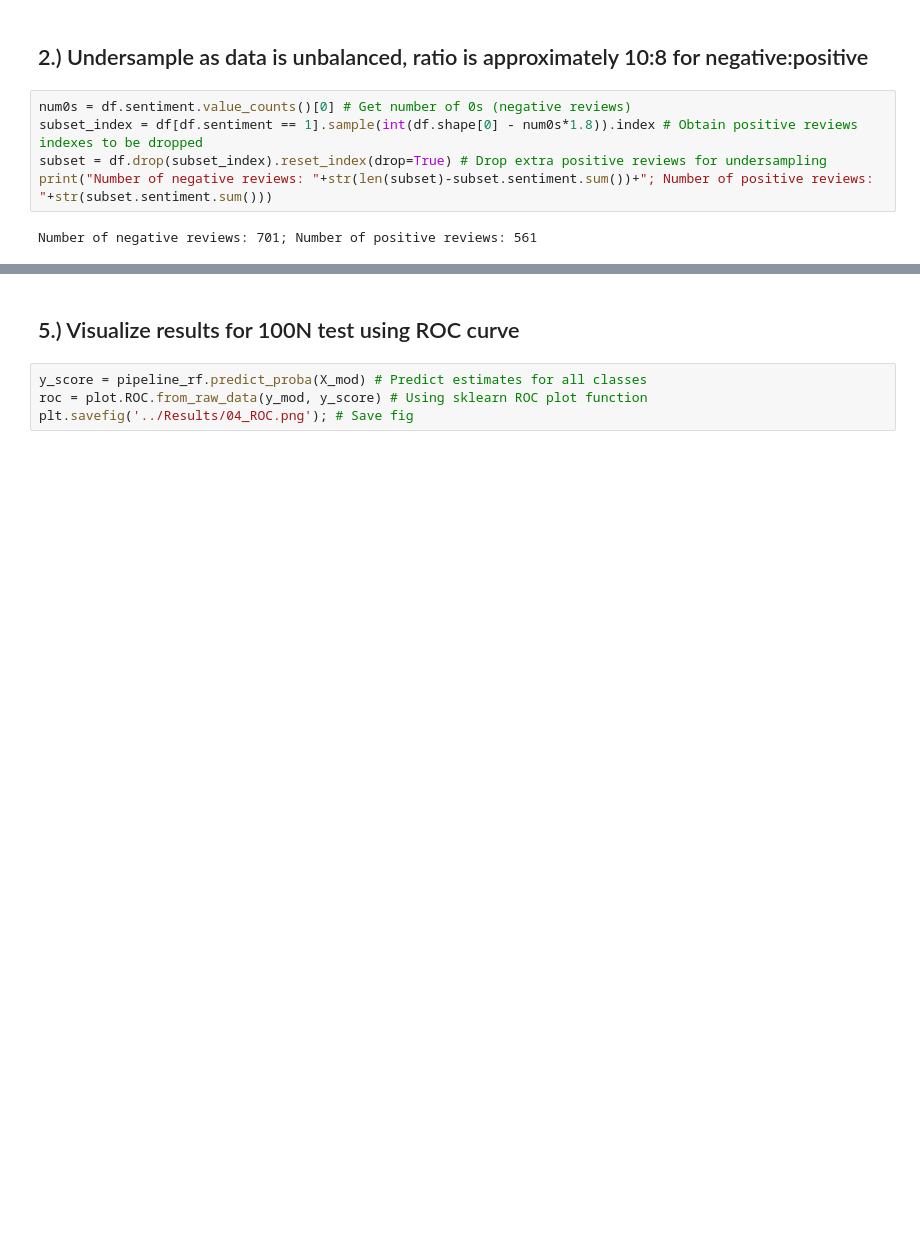
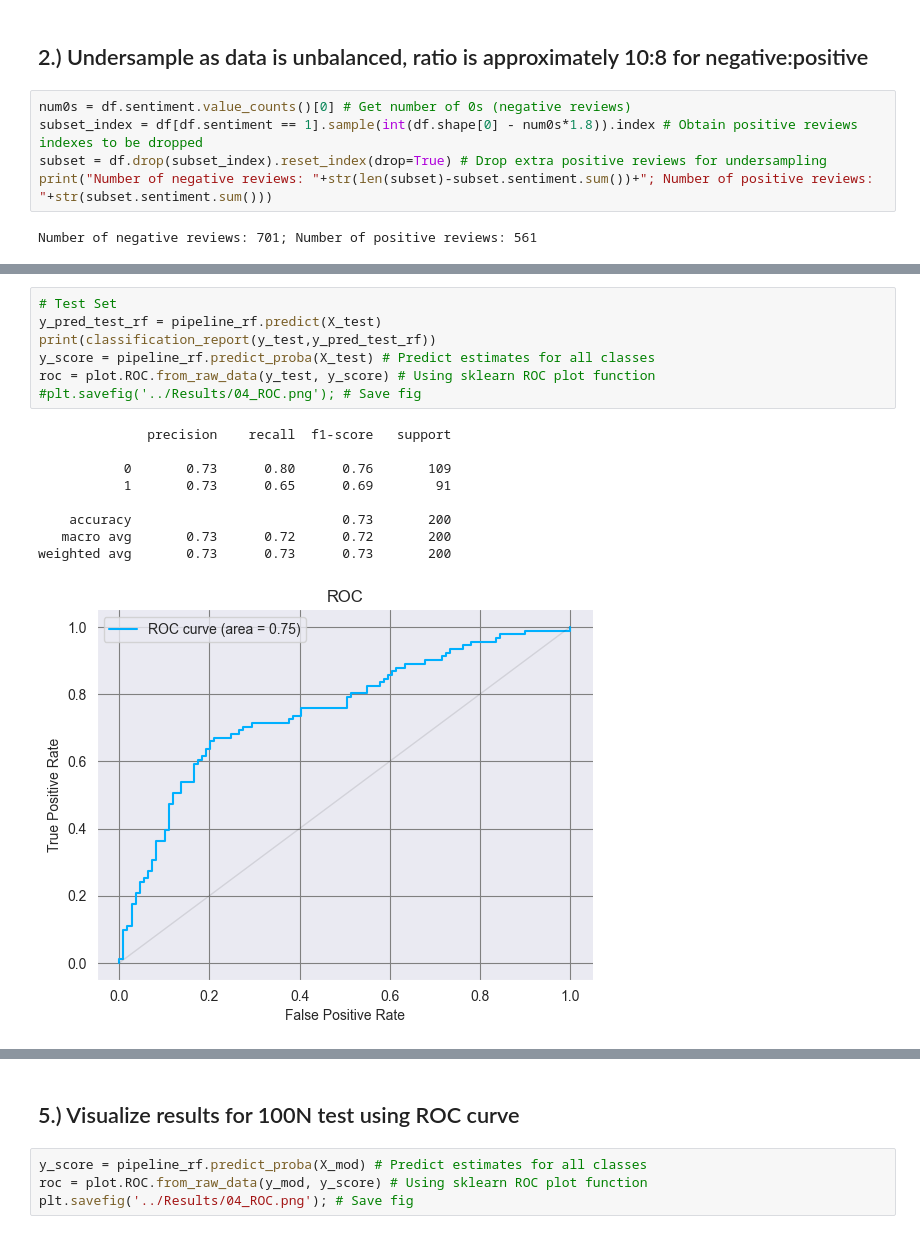
Before and after one commit to JSapun/YelpReviewClassification, a Jupyter notebook: Code/04_tuneRF.ipynb, the cells around one changed output, grey strips where cells are left out. Saved outputs shown, nothing was run; the diff lists cells and outputs as text; blank space fills up the shorter version.

```diff
--- a/Code/04_tuneRF.ipynb
+++ b/Code/04_tuneRF.ipynb
@@ -56,3 +77,20 @@ weighted avg       0.97      0.97      0.97      1262
+# %%
+# Test Set
+y_pred_test_rf = pipeline_rf.predict(X_test)
+print(classification_report(y_test,y_pred_test_rf))
+y_score = pipeline_rf.predict_proba(X_test) # Predict estimates for all classes
+roc = plot.ROC.from_raw_data(y_test, y_score) # Using sklearn ROC plot function
+#plt.savefig('../Results/04_ROC.png'); # Save fig
+# %% [output]
+              precision    recall  f1-score   support
+
+           0       0.73      0.80      0.76       109
+           1       0.73      0.65      0.69        91
+
+    accuracy                           0.73       200
+   macro avg       0.73      0.72      0.72       200
+weighted avg       0.73      0.73      0.73       200
+[figure, added]
 # %%
 joblib.dump(pipeline_rf,'../Data/best_model.pkl') # Save model as pkl file
 # %% [output]
```
Also changed, not shown: parts of 12 cells of this notebook, 2 other files.
